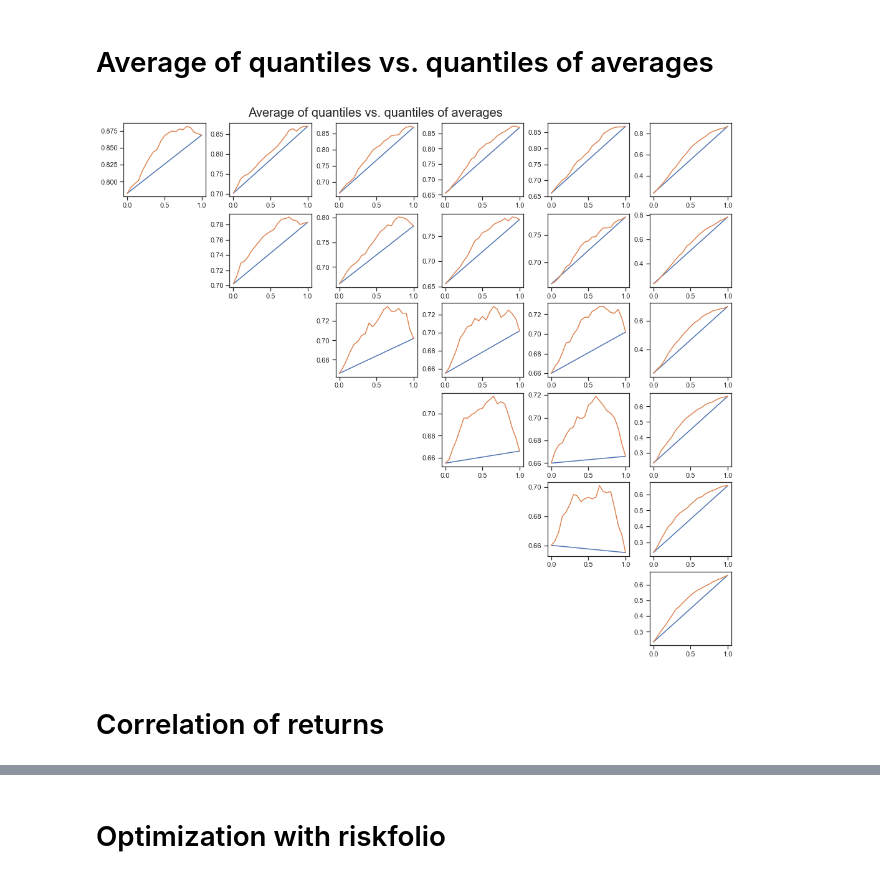
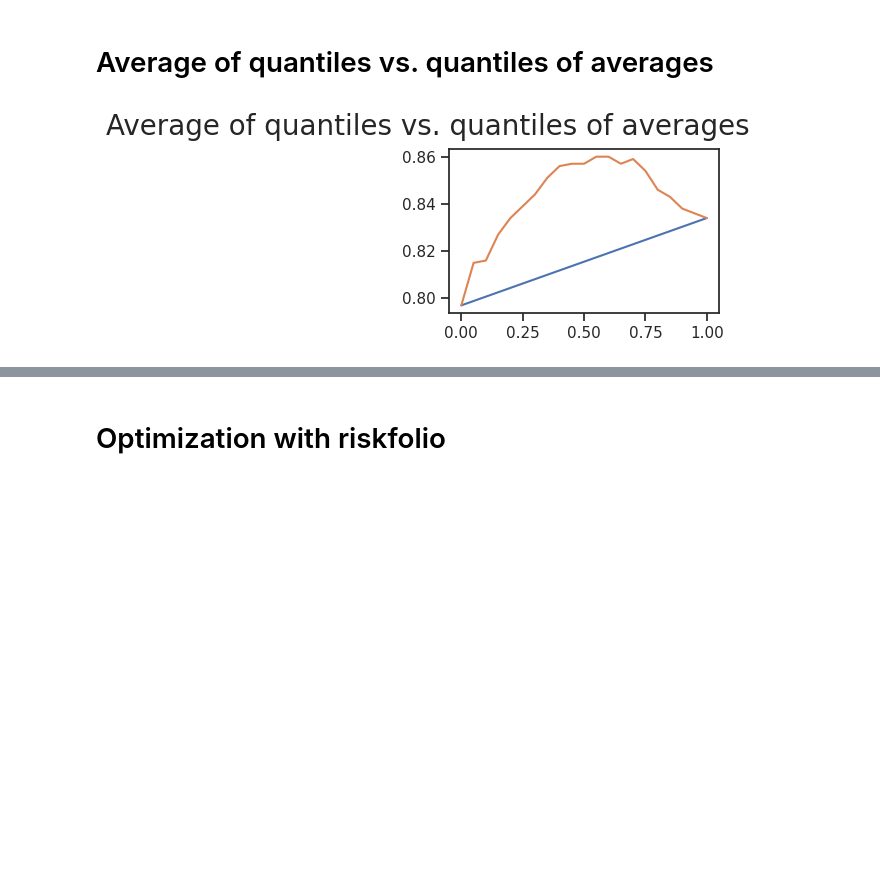
Before and after one commit to starovoitovs/defi, a Jupyter notebook: generator_cvar_soc.ipynb, the cells around one changed output, grey strips where cells are left out. Saved outputs shown, nothing was run; the diff lists cells and outputs as text; code cells hidden in the pictures; blank space fills up the shorter version.

```diff
--- a/generator_cvar_soc.ipynb
+++ b/generator_cvar_soc.ipynb
@@ -50,12 +56,2 @@ def plot_2d(returns):
 # %% [markdown]
 # Generate returns
-# %%
-T = 60
-Rx = 100.
-Ry = 1000.
-batch_size = 1_000
-
-kappa = [0.25, 0.5, 0.5, 0.5, 0.5, 0.5, 0.5]
-sigma = [1, 0.3, 0.5, 1.5, 1.75, 2, 2.25]
-p = [0.35, 0.3, 0.34, 0.33, 0.32, 0.31, 0.3]
-phi = np.repeat(0.03, 7)
@@ -62,11 +96,7 @@ phi = np.repeat(0.03, 7)
 # %%
-''' Initial reserves '''
-Rx0   = np.repeat(Rx, len(kappa))
-Ry0   = np.repeat(Ry, len(kappa))
-
 pools = amm(Rx=Rx0, Ry=Ry0, phi=phi)
 
-xs_0 = np.repeat(1., len(kappa))
+xs_0 = np.repeat(1., N_pools)
 l = pools.swap_and_mint(xs_0)
 end_pools, Rx_t, Ry_t, v_t, event_type_t, event_direction_t = pools.simulate(kappa, p, sigma, T=T, batch_size=batch_size)
 # %%
@@ -106,26 +157,22 @@ plot_2d(log_ret)
 # %% [markdown]
 # Average of quantiles vs. quantiles of averages
 # %%
-n_assets = 7
-
-fig, ax = plt.subplots(nrows=n_assets, ncols=n_assets, figsize=(2 * n_assets + 2, 2 * n_assets), constrained_layout=True)
+fig, ax = plt.subplots(nrows=N_pools, ncols=N_pools, figsize=(2 * N_pools + 2, 2 * N_pools), constrained_layout=True)
 fig.suptitle('Average of quantiles vs. quantiles of averages', fontsize=20)
 
-for i in range(n_assets):
-    for j in range(n_assets):
+for i in range(N_pools):
+    for j in range(N_pools):
         if i < j:
-            q0, q1 = np.mean(log_ret[:, i] >= 0.05), np.mean(log_ret[:, j] >= 0.05)
+            q0, q1 = np.mean(log_ret[:, i] >= zeta), np.mean(log_ret[:, j] >= zeta)
 
             ws = np.linspace(0, 1, 21)
             ps0 = ws * q0 + (1 - ws) * q1
-            ps1 = np.mean(ws[:, None] @ log_ret[:, i][None, :] + ((1 - ws[:, None]) @ log_ret[:, j][None, :]) >= 0.05, axis=1)
+            ps1 = np.mean(ws[:, None] @ log_ret[:, i][None, :] + ((1 - ws[:, None]) @ log_ret[:, j][None, :]) >= zeta, axis=1)
 
             ax[i][j].plot(ws, ps0)
             ax[i][j].plot(ws, ps1)
 
         if i >= j:
             fig.delaxes(ax[i][j])
 # %% [output]
-[figure, old version]
+[figure, new version]
-# %% [markdown]
-# Correlation of returns
```
Also changed, not shown: parts of 12 cells of this notebook.
